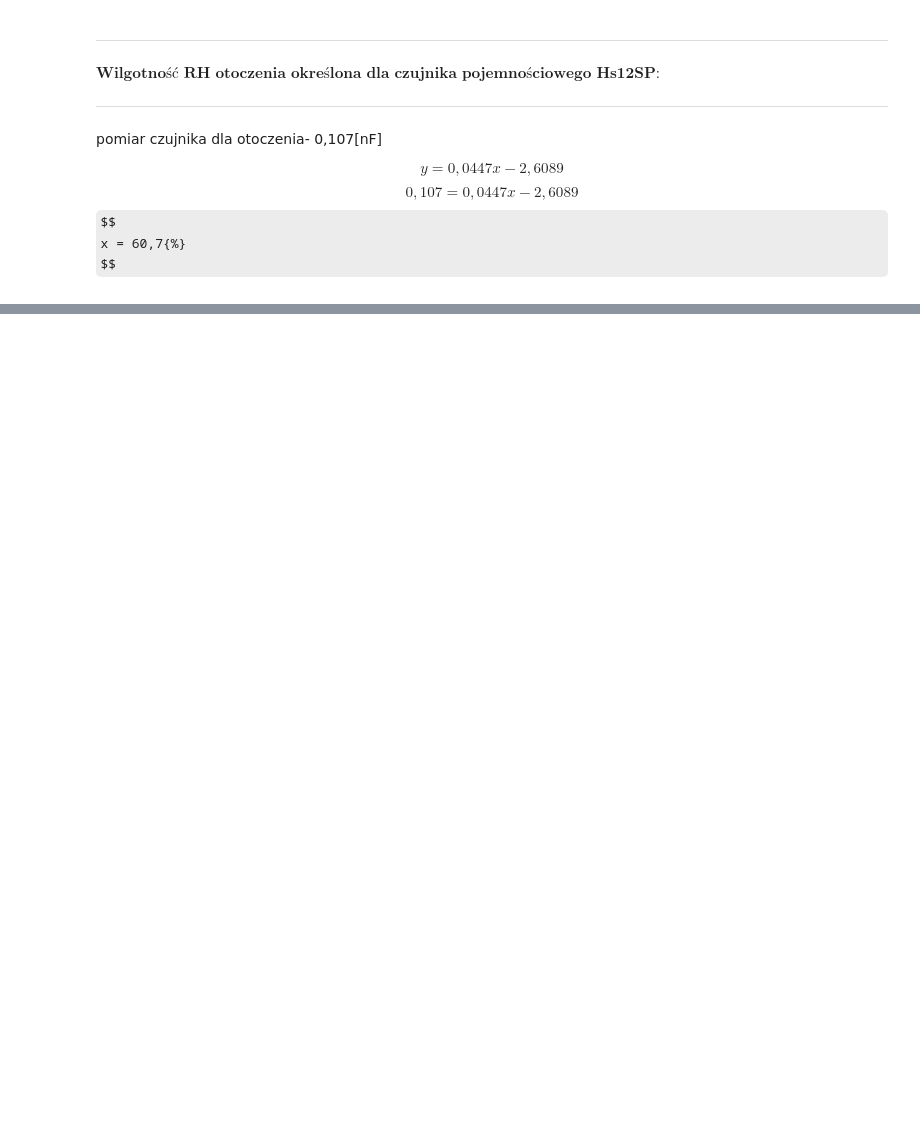
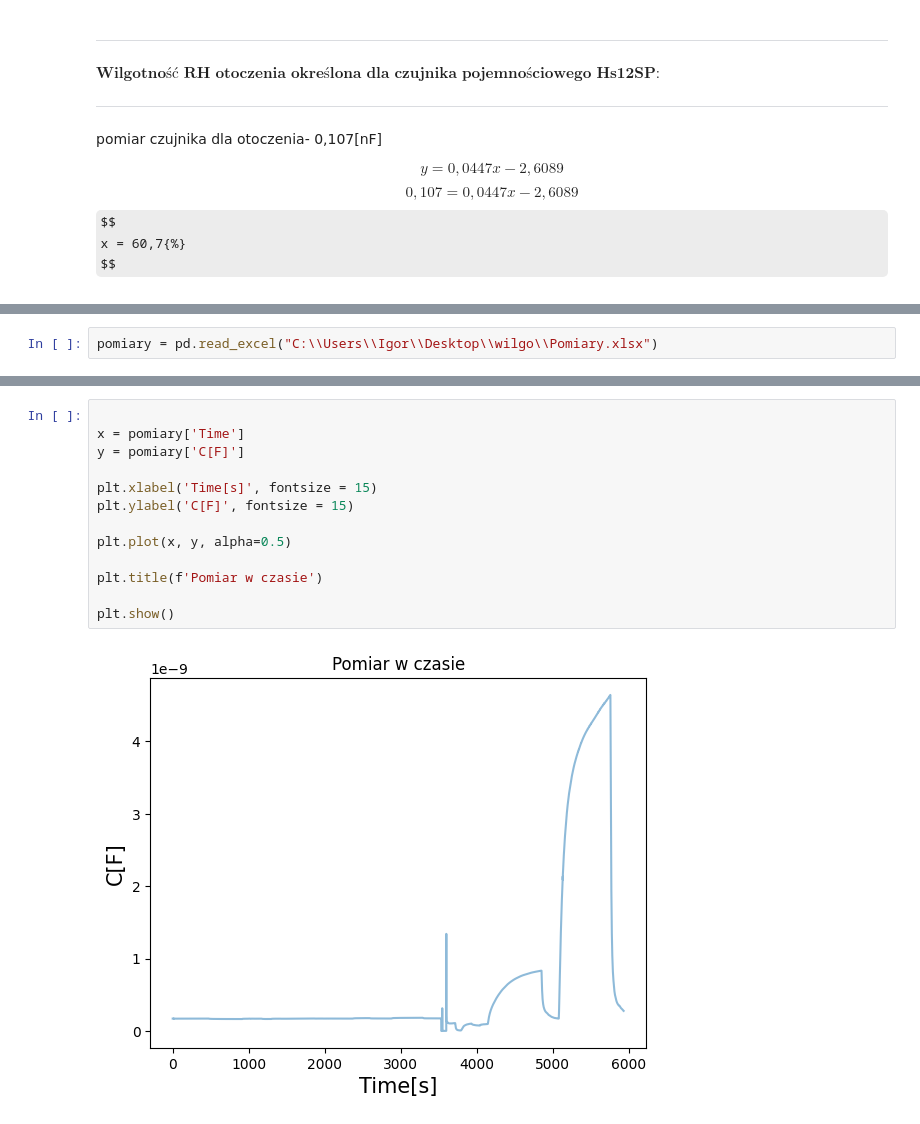
Before and after one commit to irozalski/Sensor_technology-analysis, a Jupyter notebook: humidity sensor/Humidity.ipynb, the cells around one changed output, grey strips where cells are left out. Saved outputs shown, nothing was run; the diff lists cells and outputs as text; some formulas as TeX source; blank space fills up the shorter version.

```diff
--- a/humidity sensor/Humidity.ipynb
+++ b/humidity sensor/Humidity.ipynb
@@ -226,0 +229,2 @@ $$
+# %%
+pomiary = pd.read_excel("C:\\Users\\Igor\\Desktop\\wilgo\\Pomiary.xlsx")
@@ -226,0 +245,15 @@ $$
+# %%
+
+x = pomiary['Time']
+y = pomiary['C[F]']
+
+plt.xlabel('Time[s]', fontsize = 15)
+plt.ylabel('C[F]', fontsize = 15)
+
+plt.plot(x, y, alpha=0.5)
+
+plt.title(f'Pomiar w czasie')
+
+plt.show()
+# %% [output]
+[figure, added]
```
Also changed, not shown: parts of 8 cells of this notebook.
